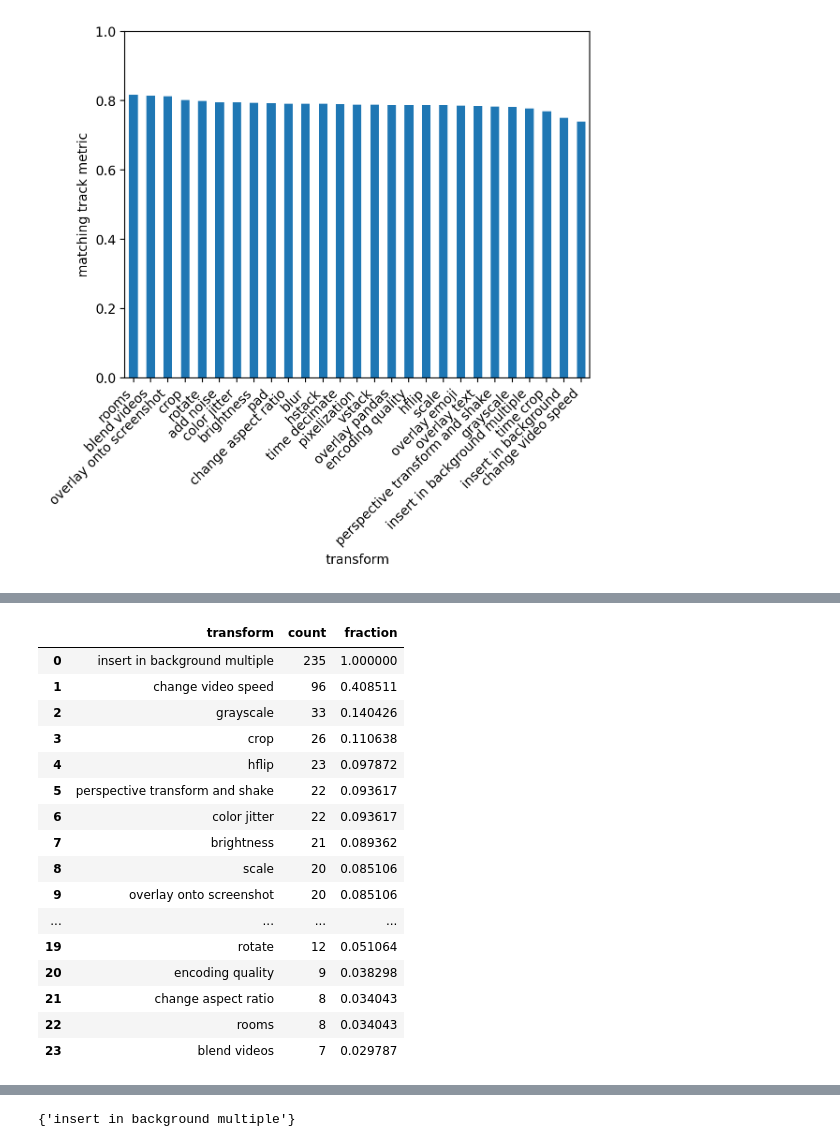
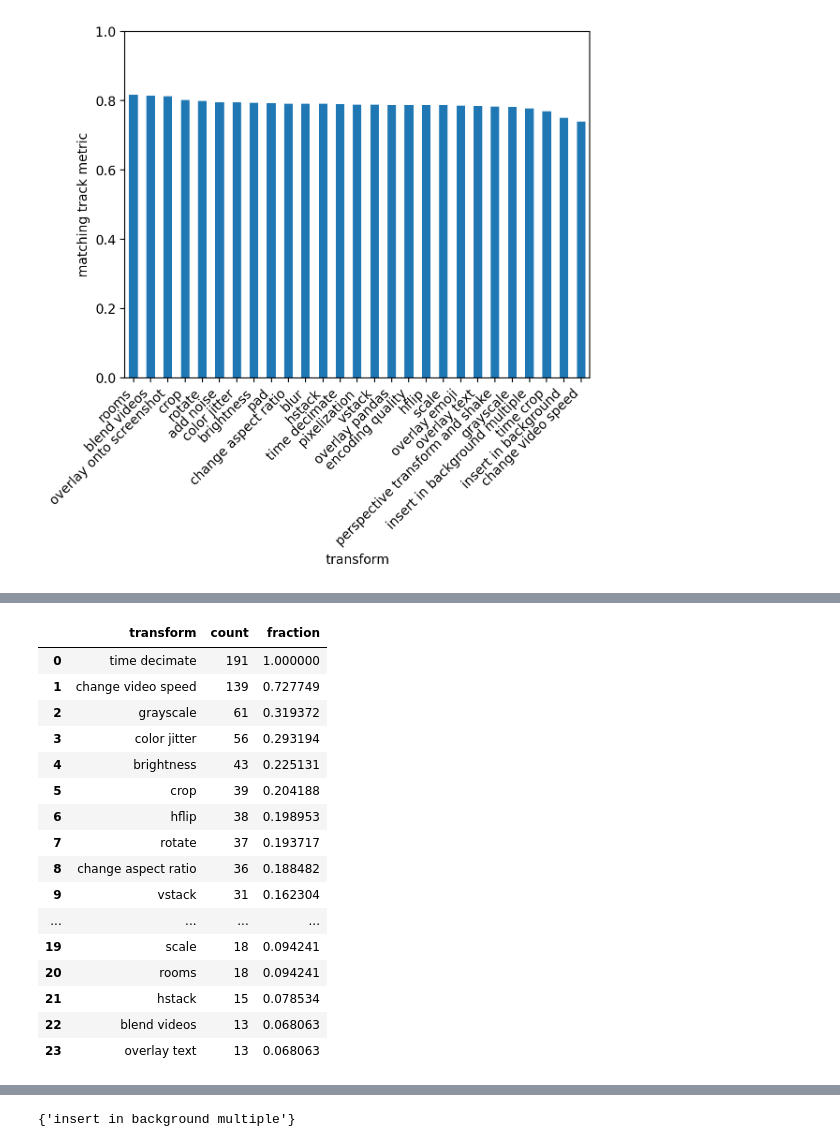
Before and after one commit to edpizzi/vsc2022, a Jupyter notebook: notebooks/analysis.ipynb, the cells around one changed output, grey strips where cells are left out. Cells and saved outputs as stored; diff of their text form; code cells hidden in the pictures.

```diff
--- a/notebooks/analysis.ipynb
+++ b/notebooks/analysis.ipynb
@@ -196,2 +280,2 @@ adf = analyze_transforms(all_transforms, gt_df, matching)
 # %%
-adf_d = analyze_transforms(all_transforms, gt_df, descriptors, descriptor=True)
+adf_d = analyze_transforms(all_transforms, gt_df, descriptors_full, descriptor=True)  # descriptors
@@ -257,2 +282,12 @@ None
+# %%
+df = adf.copy().set_index("transform")[["matching track metric"]]
+df2 = adf_d.copy().set_index("transform")[["descriptor track uAP"]]
+by_transform_df = df2.join(df).join(
+    xform_meta.set_index("transform"), on="transform", how="inner"
+).rename(columns={
+    "name": "transform",
+    "matching track metric": "VCL track",
+    "descriptor track uAP": "VCD track"
+}).set_index("transform")
 # %%
 by_transform_df.to_csv(OUTPUT_PATH + '/transform_metrics.csv')
@@ -267,3 +382,7 @@ ax.set_ylabel("matching track metric")
 None
 # %% [output]
 [figure]
+# %%
+nontrivial_xforms = set(xform_meta["transform"].values)
+nontrivial_xforms.remove("insert in background multiple")  # not really a transform
+len(nontrivial_xforms)
@@ -310,3 +435,6 @@ Why are 3 xforms harder?
 # %%
 df = gt_df.copy()
-df["num_xforms"] = gt_df.transforms.map(len)
+df["transforms"] = df.transforms.map(
+    lambda x: [y for y in x if y in nontrivial_xforms]
+)
+df["num_xforms"] = df.transforms.map(len)
@@ -338,26 +478,26 @@ df2
 # %%
-df3 = df[df.num_xforms == 3]
-df2 = pd.DataFrame(
+df3 = df[df.num_xforms == 5]
+df4 = pd.DataFrame(
     collections.Counter(itertools.chain(*df3.transforms.values)).items(),
     columns=["transform", "count"],
 ).sort_values("count", ascending=False).reset_index(drop=True)
-df2["fraction"] = df2["count"] / len(df3)
-df2
+df4["fraction"] = df4["count"] / len(df3)
+df4
 # %% [output]
 |  | transform | count | fraction |
-| 0 | insert in background multiple | 235 | 1.000000 |
-| 1 | change video speed | 96 | 0.408511 |
-| 2 | grayscale | 33 | 0.140426 |
-| 3 | crop | 26 | 0.110638 |
-| 4 | hflip | 23 | 0.097872 |
-| 5 | perspective transform and shake | 22 | 0.093617 |
-| 6 | color jitter | 22 | 0.093617 |
-| 7 | brightness | 21 | 0.089362 |
-| 8 | scale | 20 | 0.085106 |
-| 9 | overlay onto screenshot | 20 | 0.085106 |
+| 0 | time decimate | 191 | 1.000000 |
+| 1 | change video speed | 139 | 0.727749 |
+| 2 | grayscale | 61 | 0.319372 |
+| 3 | color jitter | 56 | 0.293194 |
+| 4 | brightness | 43 | 0.225131 |
+| 5 | crop | 39 | 0.204188 |
+| 6 | hflip | 38 | 0.198953 |
+| 7 | rotate | 37 | 0.193717 |
+| 8 | change aspect ratio | 36 | 0.188482 |
+| 9 | vstack | 31 | 0.162304 |
 | ... | ... | ... | ... |
-| 19 | rotate | 12 | 0.051064 |
-| 20 | encoding quality | 9 | 0.038298 |
-| 21 | change aspect ratio | 8 | 0.034043 |
-| 22 | rooms | 8 | 0.034043 |
-| 23 | blend videos | 7 | 0.029787 |
+| 19 | scale | 18 | 0.094241 |
+| 20 | rooms | 18 | 0.094241 |
+| 21 | hstack | 15 | 0.078534 |
+| 22 | blend videos | 13 | 0.068063 |
+| 23 | overlay text | 13 | 0.068063 |
```
Also changed, not shown: parts of 51 cells of this notebook, 1 other file.
